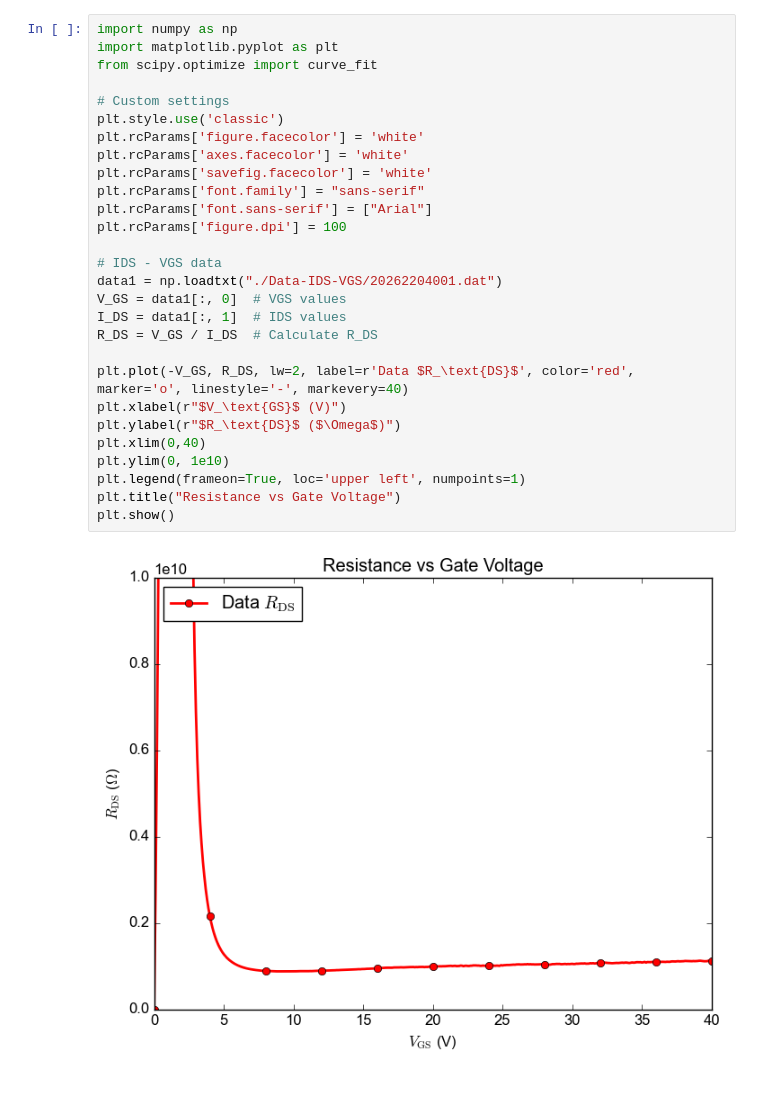
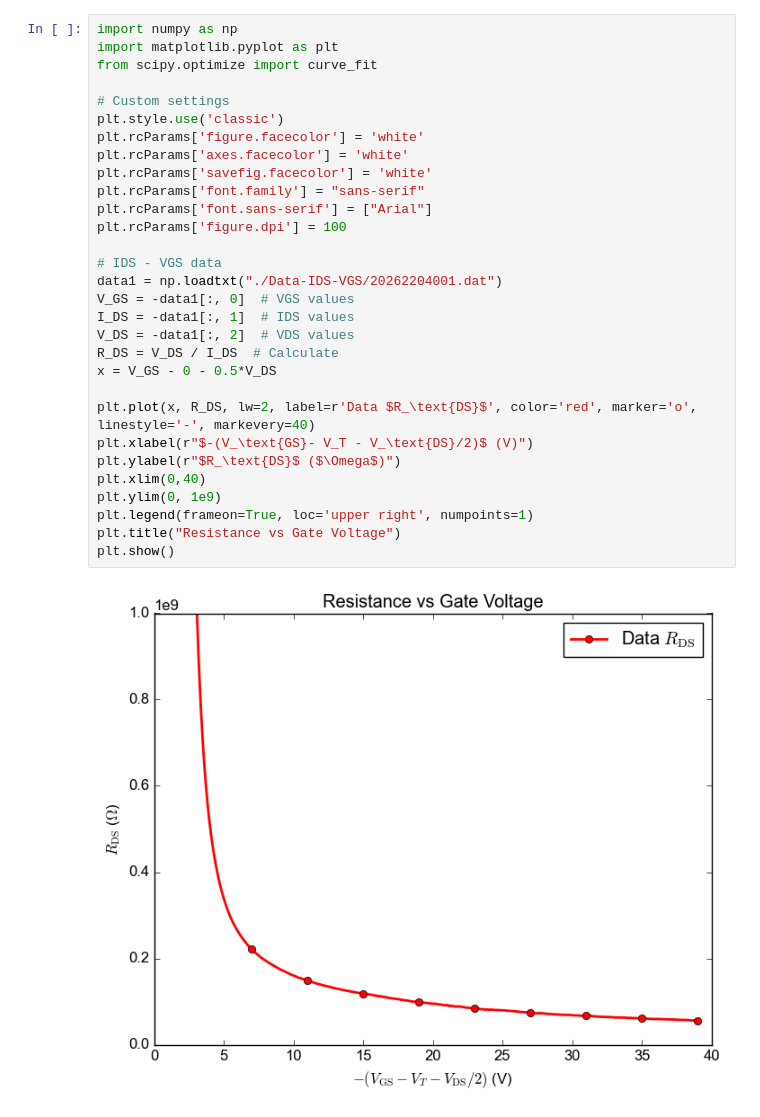
Before and after one commit to phamtrungkien8904/BachelorThesis, a Jupyter notebook: PS/resistance.ipynb, the cells around one changed output. Saved outputs shown, nothing was run; the diff lists cells and outputs as text; blank space fills up the shorter version.

```diff
--- a/PS/resistance.ipynb
+++ b/PS/resistance.ipynb
@@ -1,31 +1,33 @@
 # %%
 import numpy as np
 import matplotlib.pyplot as plt
 from scipy.optimize import curve_fit
 
 # Custom settings
 plt.style.use('classic')
 plt.rcParams['figure.facecolor'] = 'white'
 plt.rcParams['axes.facecolor'] = 'white'
 plt.rcParams['savefig.facecolor'] = 'white'
 plt.rcParams['font.family'] = "sans-serif"
 plt.rcParams['font.sans-serif'] = ["Arial"]
 plt.rcParams['figure.dpi'] = 100
 
 # IDS - VGS data
 data1 = np.loadtxt("./Data-IDS-VGS/20262204001.dat")
-V_GS = data1[:, 0]  # VGS values
-I_DS = data1[:, 1]  # IDS values
-R_DS = V_GS / I_DS  # Calculate R_DS
+V_GS = -data1[:, 0]  # VGS values
+I_DS = -data1[:, 1]  # IDS values
+V_DS = -data1[:, 2]  # VDS values
+R_DS = V_DS / I_DS  # Calculate
+x = V_GS - 0 - 0.5*V_DS
 
-plt.plot(-V_GS, R_DS, lw=2, label=r'Data $R_\text{DS}$', color='red', marker='o', linestyle='-', markevery=40)
-plt.xlabel(r"$V_\text{GS}$ (V)")
+plt.plot(x, R_DS, lw=2, label=r'Data $R_\text{DS}$', color='red', marker='o', linestyle='-', markevery=40)
+plt.xlabel(r"$-(V_\text{GS}- V_T - V_\text{DS}/2)$ (V)")
 plt.ylabel(r"$R_\text{DS}$ ($\Omega$)")
 plt.xlim(0,40)
-plt.ylim(0, 1e10)
-plt.legend(frameon=True, loc='upper left', numpoints=1)
+plt.ylim(0, 1e9)
+plt.legend(frameon=True, loc='upper right', numpoints=1)
 plt.title("Resistance vs Gate Voltage")
 plt.show()
 # %% [output]
-[figure, old version]
+[figure, new version]
 # %%
```
Also changed, not shown: parts of 1 cell of this notebook.
